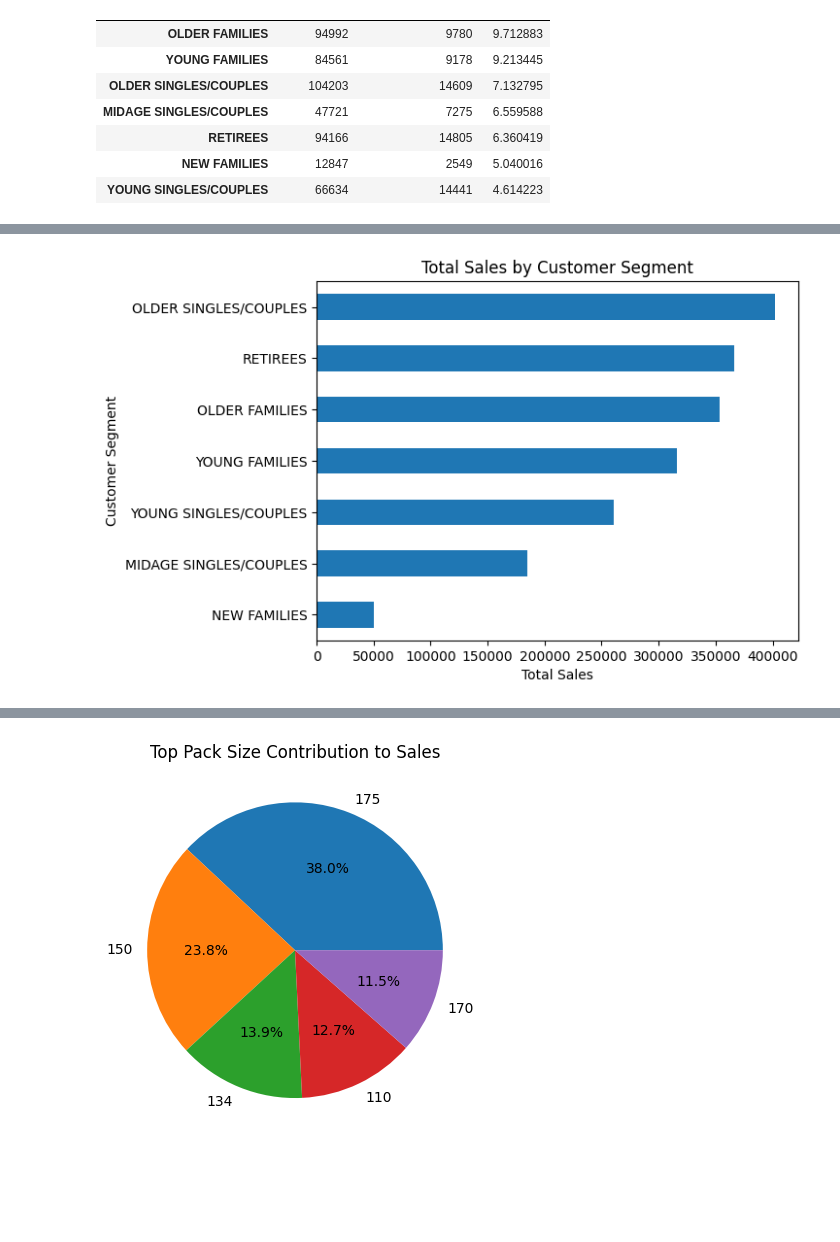
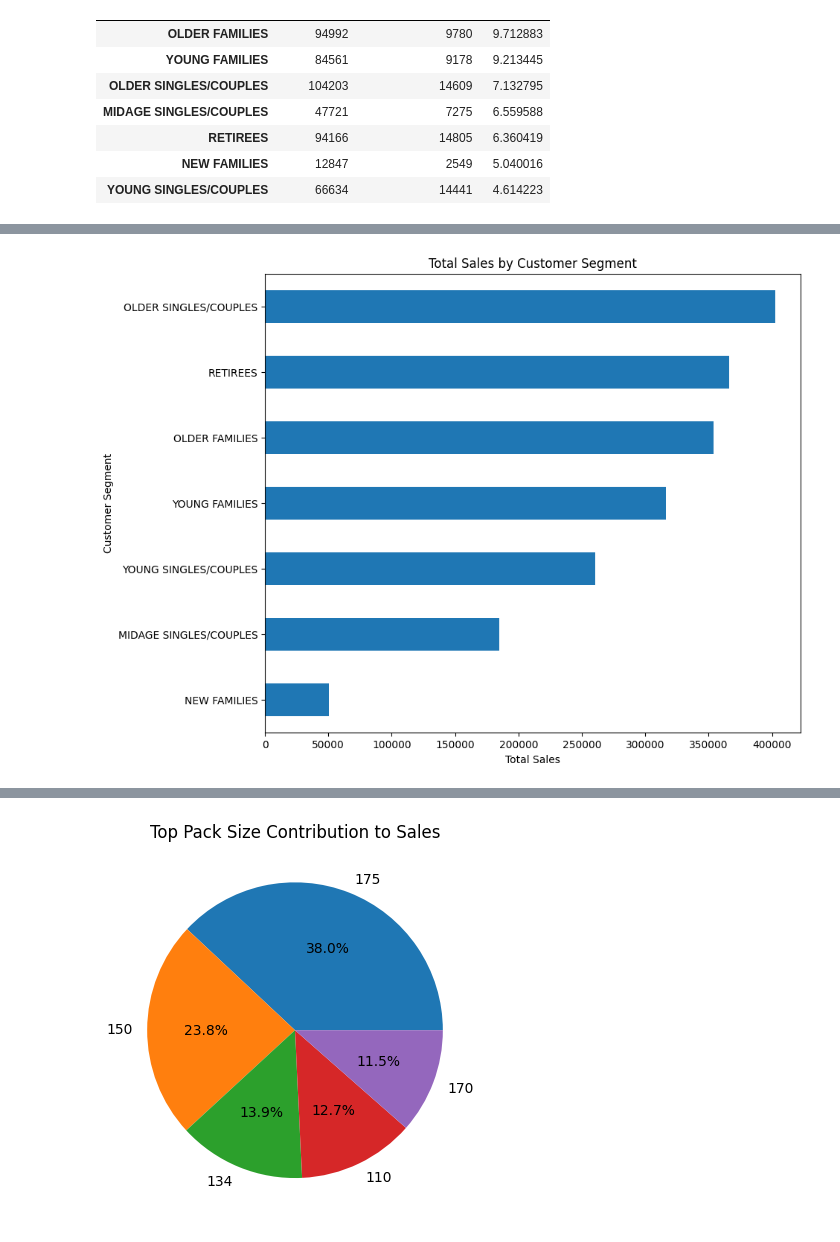
Before and after one commit to Samiksha-Datascape/quantium-customer-analysis, a Jupyter notebook: quantium.ipynb, the cells around one changed output, grey strips where cells are left out. Drawn from its saved outputs; the diff is of its cells as text; code cells hidden in the pictures; blank space fills up the shorter version.

Commit message:
Add files via upload
Update charts and fix image cropping

```diff
--- a/quantium.ipynb
+++ b/quantium.ipynb
@@ -245,16 +245,17 @@ Name: TOT_SALES, dtype: float64
 # %%
 sales_by_segment = data.groupby('LIFESTAGE')['TOT_SALES'].sum().sort_values()
 
-plt.figure()
+plt.figure(figsize=(12,8))
 sales_by_segment.plot(kind='barh')
 plt.title("Total Sales by Customer Segment")
 plt.xlabel("Total Sales")
 plt.ylabel("Customer Segment")
 
-plt.savefig("sales_by_segment.png")
+plt.subplots_adjust(left=0.3)
+plt.savefig("sales_by_segment.png",  bbox_inches='tight')
 plt.show()
 # %% [output]
-[figure, old version]
+[figure, new version]
 # %%
 avg_spend_sorted = sales_per_coustomer['AVG_SPEND'].sort_values()
 
```
Also changed, not shown: parts of 2 cells of this notebook, 3 other files.
